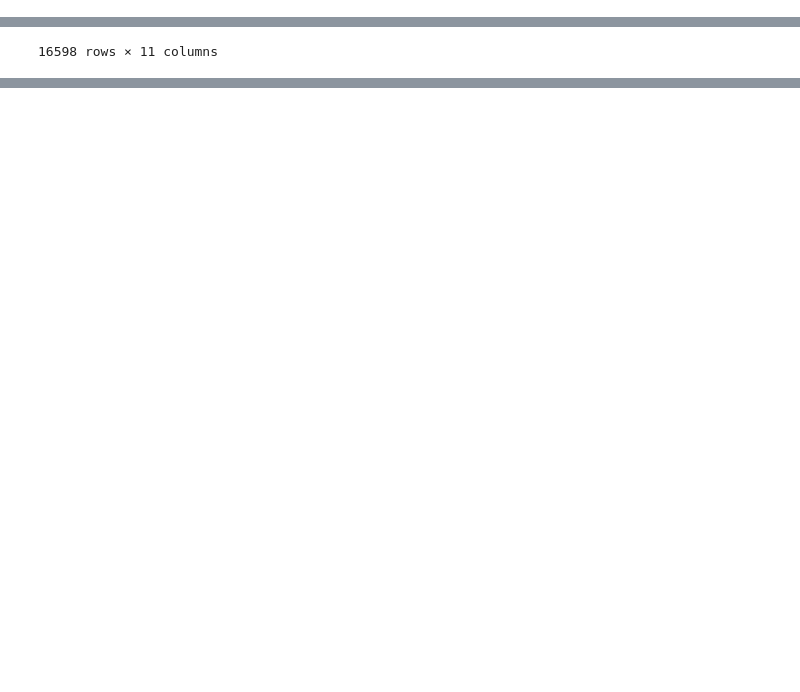
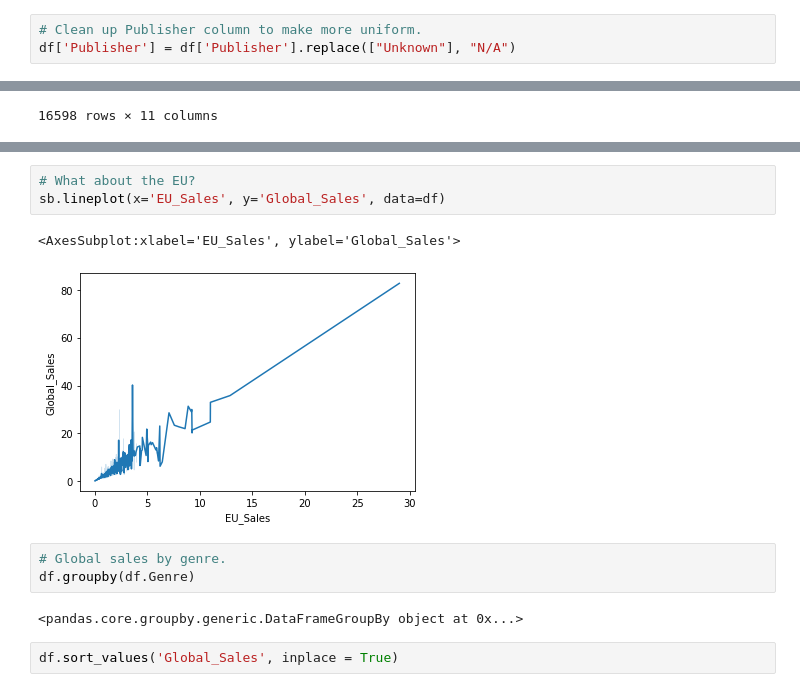
Before and after one commit to paulaked/data25-visualisations, a Jupyter notebook: DataVisualisation/DataViz.ipynb, the cells around one changed output, grey strips where cells are left out. Cells and saved outputs as stored; diff of their text form; blank space fills up the shorter version.

Commit message:
Cleaning step 1 done

```diff
--- a/DataVisualisation/DataViz.ipynb
+++ b/DataVisualisation/DataViz.ipynb
@@ -41,0 +43,3 @@ df['Year'] = df['Year'].astype(int)
+# %%
+# Clean up Publisher column to make more uniform.
+df['Publisher'] = df['Publisher'].replace(["Unknown"], "N/A")
@@ -57,0 +72,13 @@ df
+# %%
+# What about the EU?
+sb.lineplot(x='EU_Sales', y='Global_Sales', data=df)
+# %% [output]
+<AxesSubplot:xlabel='EU_Sales', ylabel='Global_Sales'>
+[figure, added]
+# %%
+# Global sales by genre.
+df.groupby(df.Genre)
+# %% [output]
+<pandas.core.groupby.generic.DataFrameGroupBy object at 0x...>
+# %%
+df.sort_values('Global_Sales', inplace = True)
```
Also changed, not shown: parts of 6 cells of this notebook.
